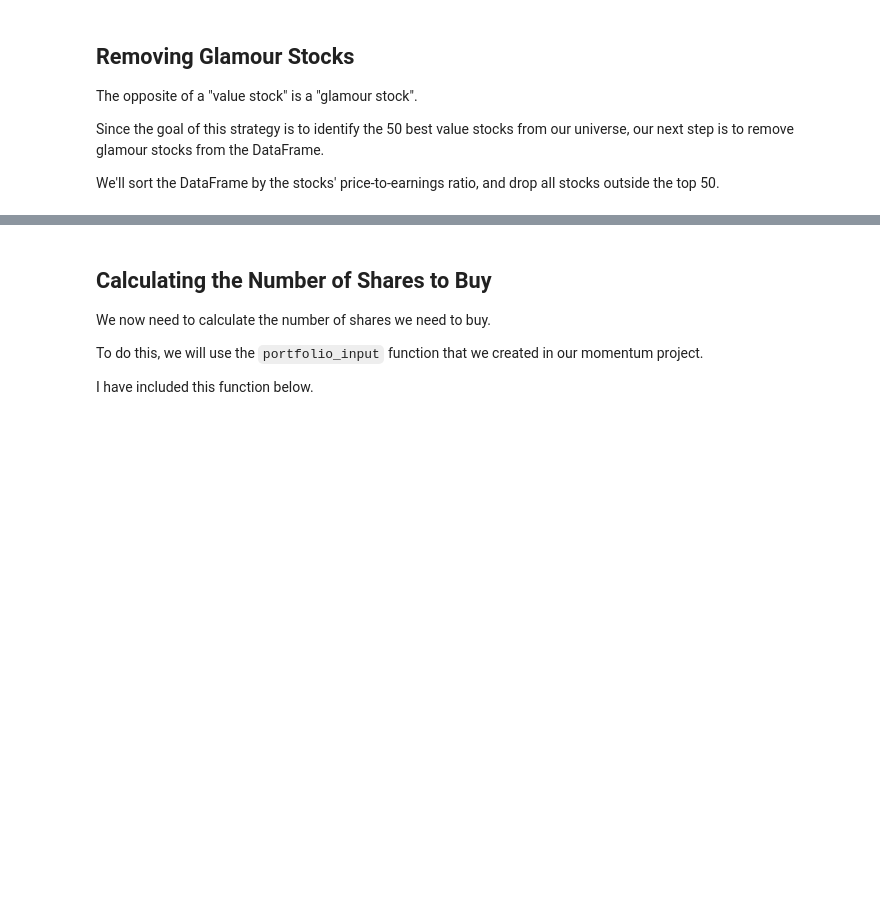
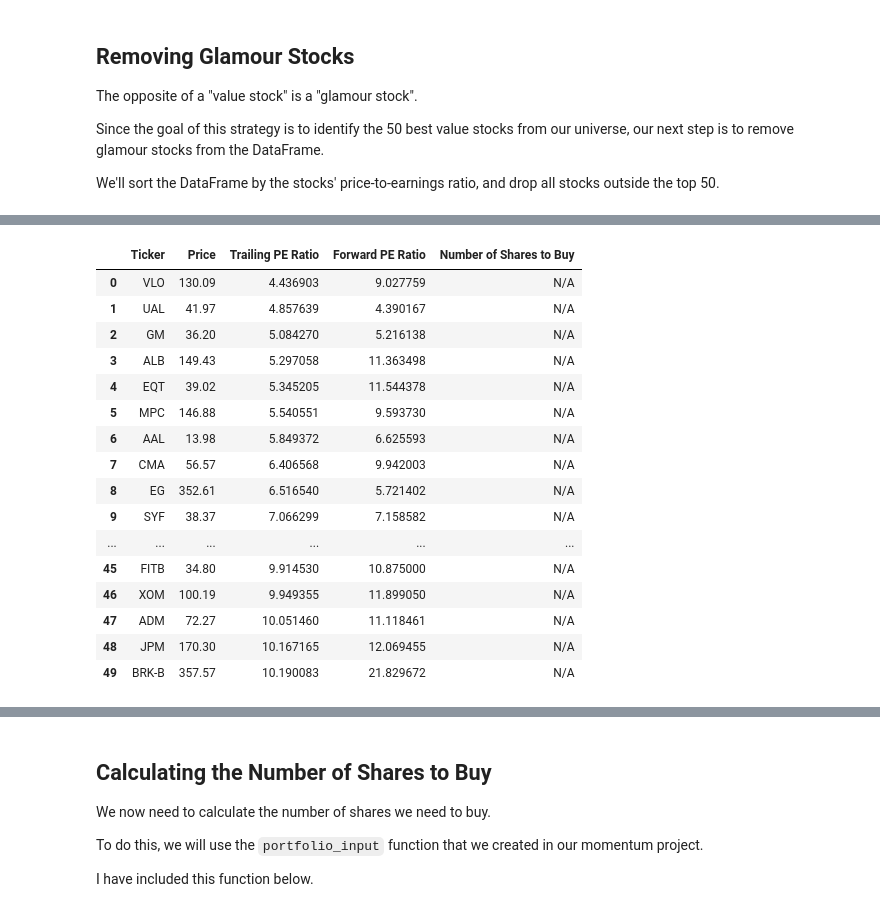
Before and after one commit to phytal/algorithmic-trading-python, a Jupyter notebook: 003_quantitative_value_strategy.ipynb, the cells around one changed output, grey strips where cells are left out. Saved outputs shown, nothing was run; the diff lists cells and outputs as text; code cells hidden in the pictures; blank space fills up the shorter version.

```diff
--- a/003_quantitative_value_strategy.ipynb
+++ b/003_quantitative_value_strategy.ipynb
@@ -163,0 +156,32 @@ We'll sort the DataFrame by the stocks' price-to-earnings ratio, and drop all st
+# %%
+# with pd.option_context('mode.use_inf_as_null', True):
+# res_df['Forward PE Ratio'] = res_df['Forward PE Ratio'].astype(float)
+
+res_df.sort_values('Trailing PE Ratio', inplace=True, na_position='last')
+res_df = res_df[res_df['Trailing PE Ratio'] > 0]
+res_df = res_df[res_df['Forward PE Ratio'] > 0]
+res_df.dropna(inplace=True)
+
+res_df = res_df[:50]
+res_df.reset_index(inplace = True)
+res_df.drop('index', axis=1, inplace = True)
+
+res_df
+# %% [output]
+|  | Ticker | Price | Trailing PE Ratio | Forward PE Ratio | Number of Shares to Buy |
+| 0 | VLO | 130.09 | 4.436903 | 9.027759 | N/A |
+| 1 | UAL | 41.97 | 4.857639 | 4.390167 | N/A |
+| 2 | GM | 36.20 | 5.084270 | 5.216138 | N/A |
+| 3 | ALB | 149.43 | 5.297058 | 11.363498 | N/A |
+| 4 | EQT | 39.02 | 5.345205 | 11.544378 | N/A |
+| 5 | MPC | 146.88 | 5.540551 | 9.593730 | N/A |
+| 6 | AAL | 13.98 | 5.849372 | 6.625593 | N/A |
+| 7 | CMA | 56.57 | 6.406568 | 9.942003 | N/A |
+| 8 | EG | 352.61 | 6.516540 | 5.721402 | N/A |
+| 9 | SYF | 38.37 | 7.066299 | 7.158582 | N/A |
+| ... | ... | ... | ... | ... | ... |
+| 45 | FITB | 34.80 | 9.914530 | 10.875000 | N/A |
+| 46 | XOM | 100.19 | 9.949355 | 11.899050 | N/A |
+| 47 | ADM | 72.27 | 10.051460 | 11.118461 | N/A |
+| 48 | JPM | 170.30 | 10.167165 | 12.069455 | N/A |
+| 49 | BRK-B | 357.57 | 10.190083 | 21.829672 | N/A |
```
Also changed, not shown: parts of 10 cells of this notebook.
